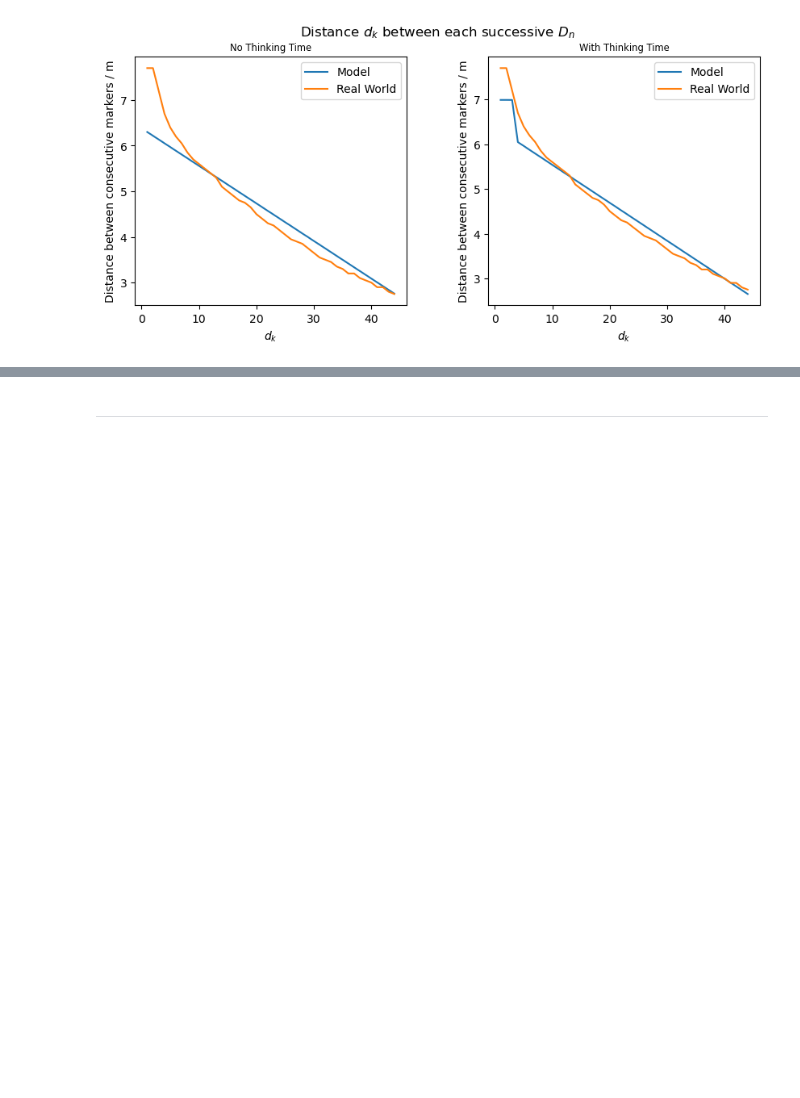
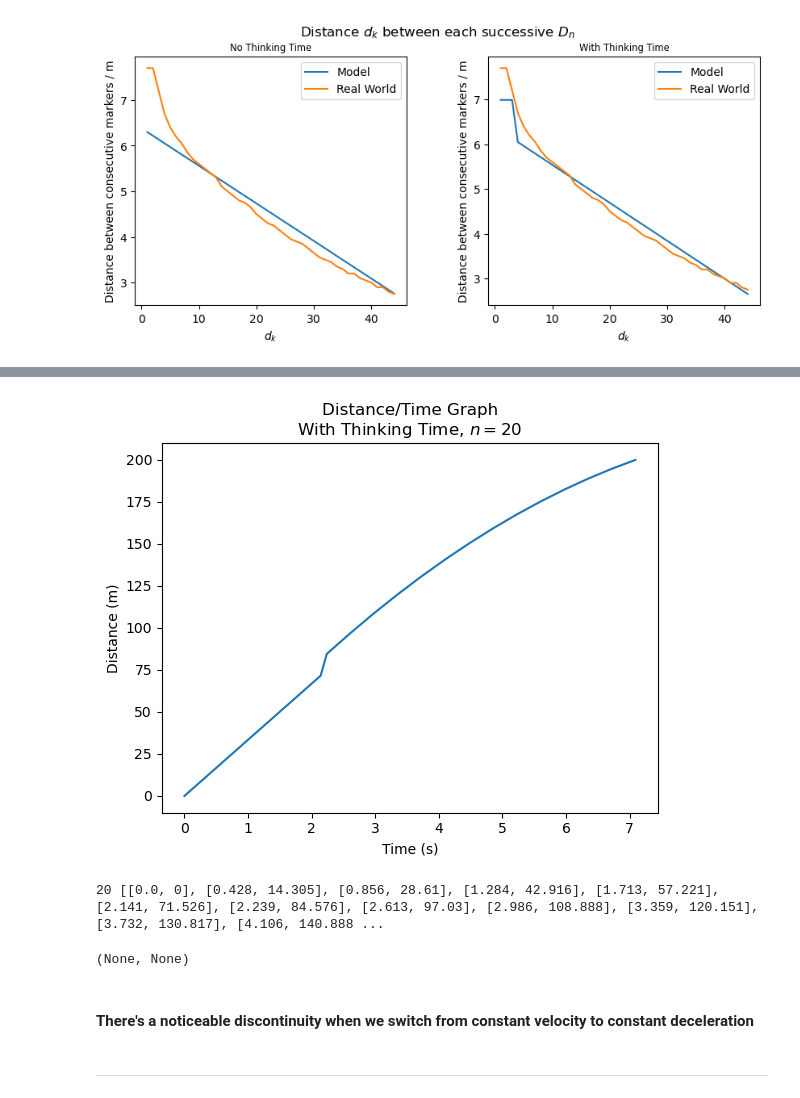
Before and after one commit to pineapple-bois/Modelling-Transverse-Bars, a Jupyter notebook: transverse_bars.ipynb, the cells around one changed output, grey strips where cells are left out. Cells and saved outputs as stored; diff of their text form; code cells hidden in the pictures; blank space fills up the shorter version.

```diff
--- a/transverse_bars.ipynb
+++ b/transverse_bars.ipynb
@@ -284,3 +324,11 @@ functions.plot_subgraphs_dk(dk_45_no_thinking, dk_45_thinking, real_world_45)
+# %%
+functions.distance_time_graph(u=35.763, v=13.411, D=200, n=20, thinking_time=2, use_thinking_distance=True)
+# %% [output]
+[figure, added]
+20 [[0.0, 0], [0.428, 14.305], [0.856, 28.61], [1.284, 42.916], [1.713, 57.221], [2.141, 71.526], [2.239, 84.576], [2.613, 97.03], [2.986, 108.888], [3.359, 120.151], [3.732, 130.817], [4.106, 140.888 ...
+(None, None)
+# %% [markdown]
+#### There's a noticeable discontinuity when we switch from constant velocity to constant deceleration
 # %% [markdown]
 ----
 # %% [markdown]
```
Also changed, not shown: parts of 22 cells of this notebook.
